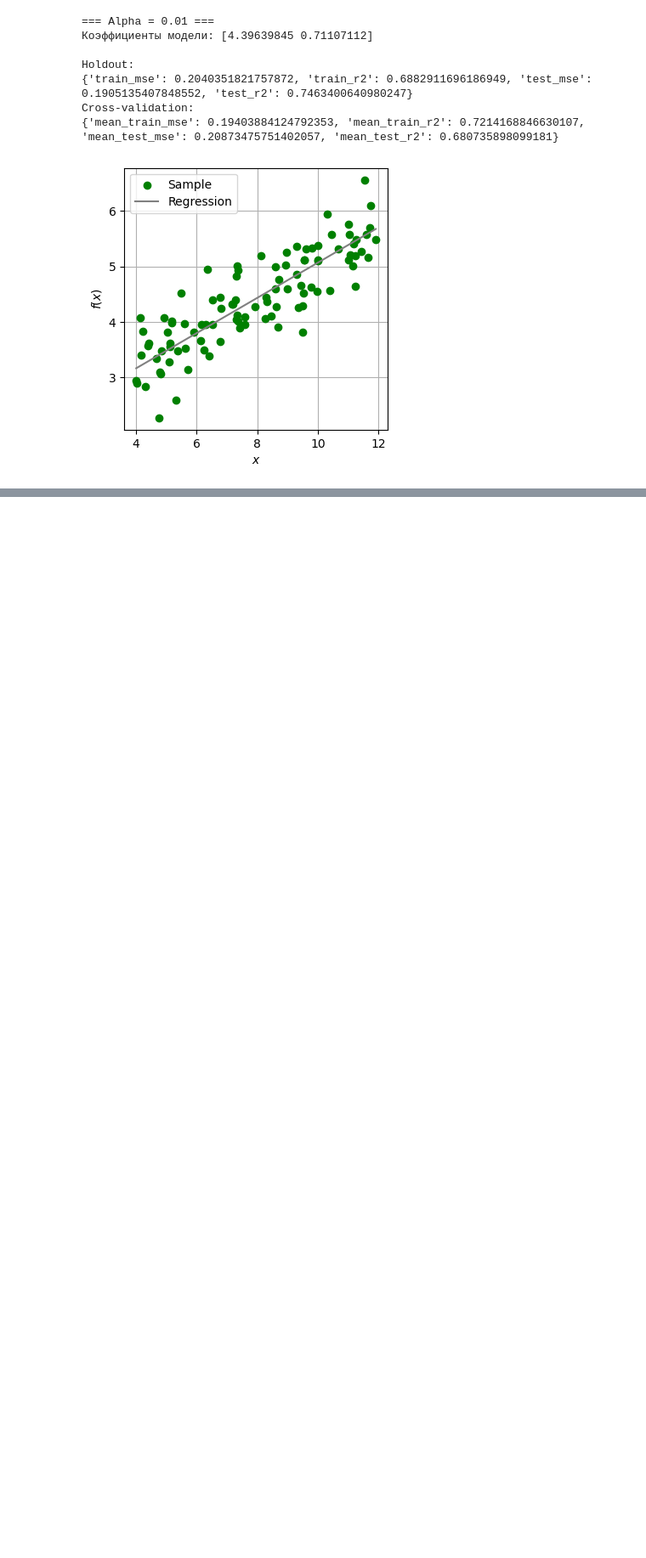
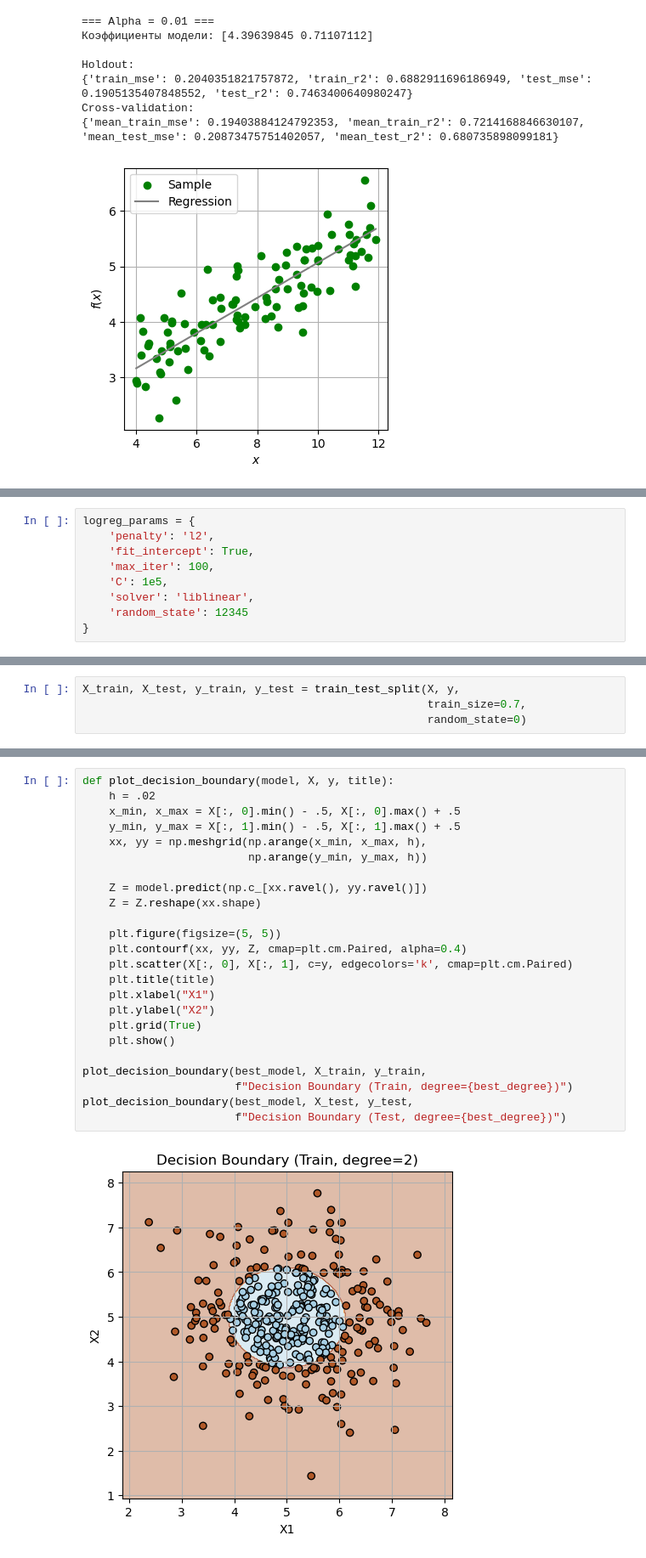
Before and after one commit to SARWX/mlmethods, a Jupyter notebook: task2.ipynb, the cells around one changed output, grey strips where cells are left out. Shown: that part at 85% size. Drawn from its saved outputs; the diff is of its cells as text; blank space fills up the shorter version.

```diff
--- a/task2.ipynb
+++ b/task2.ipynb
@@ -425,0 +466,9 @@ Cross-validation:
+# %%
+logreg_params = {
+    'penalty': 'l2',
+    'fit_intercept': True,
+    'max_iter': 100,
+    'C': 1e5,
+    'solver': 'liblinear',
+    'random_state': 12345
+}
@@ -425,0 +477,4 @@ Cross-validation:
+# %%
+X_train, X_test, y_train, y_test = train_test_split(X, y,
+                                                    train_size=0.7,
+                                                    random_state=0)
@@ -425,0 +538,26 @@ Cross-validation:
+# %%
+def plot_decision_boundary(model, X, y, title):
+    h = .02
+    x_min, x_max = X[:, 0].min() - .5, X[:, 0].max() + .5
+    y_min, y_max = X[:, 1].min() - .5, X[:, 1].max() + .5
+    xx, yy = np.meshgrid(np.arange(x_min, x_max, h),
+                         np.arange(y_min, y_max, h))
+
+    Z = model.predict(np.c_[xx.ravel(), yy.ravel()])
+    Z = Z.reshape(xx.shape)
+
+    plt.figure(figsize=(5, 5))
+    plt.contourf(xx, yy, Z, cmap=plt.cm.Paired, alpha=0.4)
+    plt.scatter(X[:, 0], X[:, 1], c=y, edgecolors='k', cmap=plt.cm.Paired)
+    plt.title(title)
+    plt.xlabel("X1")
+    plt.ylabel("X2")
+    plt.grid(True)
+    plt.show()
+
+plot_decision_boundary(best_model, X_train, y_train,
+                       f"Decision Boundary (Train, degree={best_degree})")
+plot_decision_boundary(best_model, X_test, y_test,
+                       f"Decision Boundary (Test, degree={best_degree})")
+# %% [output]
+[figure, added]
```
Also changed, not shown: parts of 21 cells of this notebook, 1 other file.
